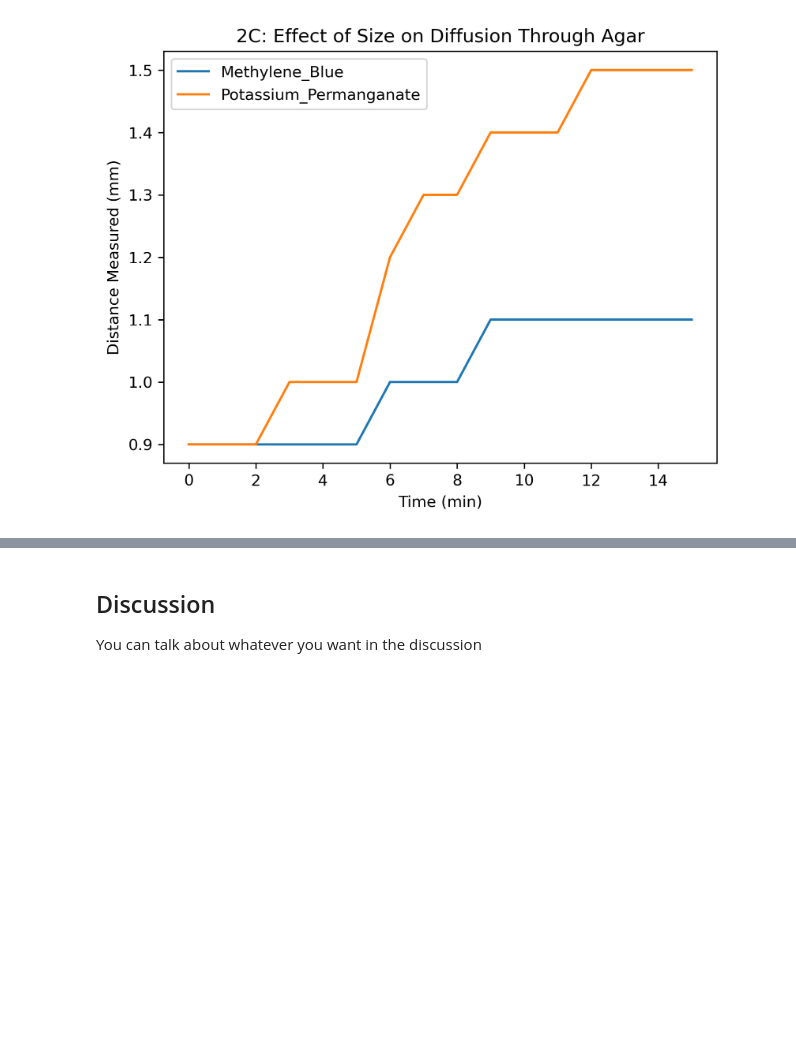
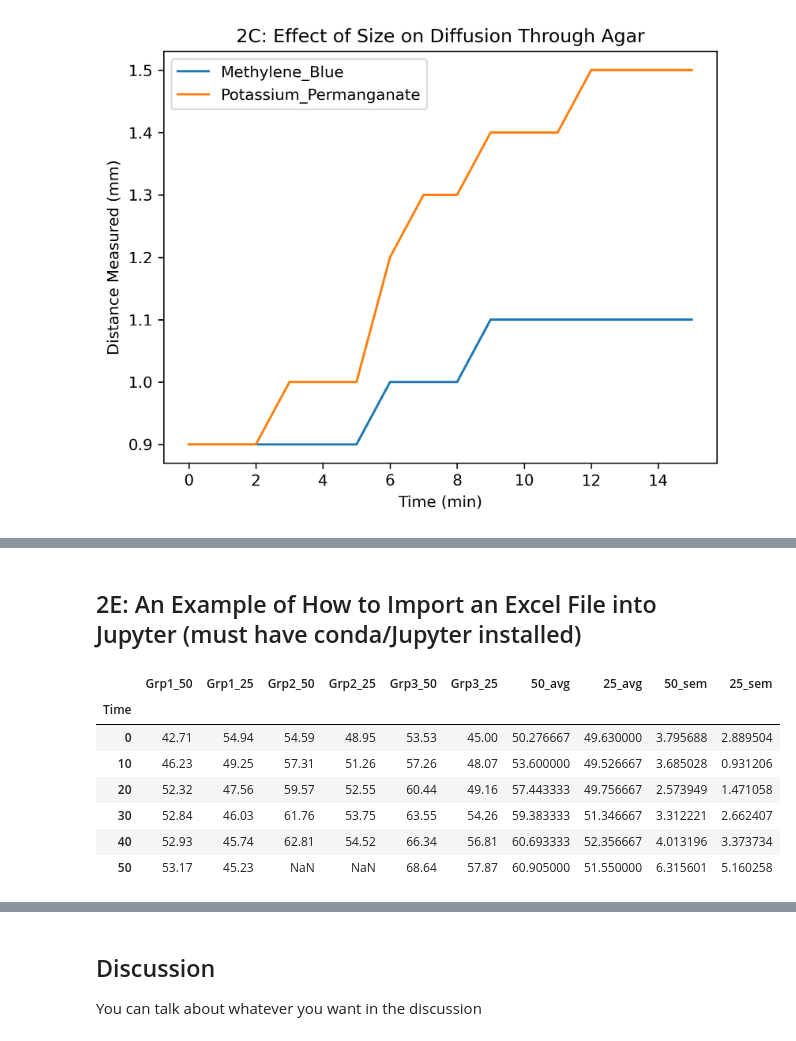
Before and after one commit to ProfOak7/Bio125, a Jupyter notebook: lab_2_Examples.ipynb, the cells around one changed output, grey strips where cells are left out. Saved outputs shown, nothing was run; the diff lists cells and outputs as text; code cells hidden in the pictures; blank space fills up the shorter version.

```diff
--- a/lab_2_Examples.ipynb
+++ b/lab_2_Examples.ipynb
@@ -135,0 +162,14 @@ plt.show()
+# %% [markdown]
+## 2E: An Example of How to Import an Excel File into Jupyter (must have conda/Jupyter installed)
+# %%
+df = pd.read_excel (r'./2F_data.xlsx', index_col=0)
+df
+# %% [output]
+|  | Grp1_50 | Grp1_25 | Grp2_50 | Grp2_25 | Grp3_50 | Grp3_25 | 50_avg | 25_avg | 50_sem | 25_sem |
+| Time |  |  |  |  |  |  |  |  |  |  |
+| 0 | 42.71 | 54.94 | 54.59 | 48.95 | 53.53 | 45.00 | 50.276667 | 49.630000 | 3.795688 | 2.889504 |
+| 10 | 46.23 | 49.25 | 57.31 | 51.26 | 57.26 | 48.07 | 53.600000 | 49.526667 | 3.685028 | 0.931206 |
+| 20 | 52.32 | 47.56 | 59.57 | 52.55 | 60.44 | 49.16 | 57.443333 | 49.756667 | 2.573949 | 1.471058 |
+| 30 | 52.84 | 46.03 | 61.76 | 53.75 | 63.55 | 54.26 | 59.383333 | 51.346667 | 3.312221 | 2.662407 |
+| 40 | 52.93 | 45.74 | 62.81 | 54.52 | 66.34 | 56.81 | 60.693333 | 52.356667 | 4.013196 | 3.373734 |
+| 50 | 53.17 | 45.23 | NaN | NaN | 68.64 | 57.87 | 60.905000 | 51.550000 | 6.315601 | 5.160258 |
```
Also changed, not shown: parts of 11 cells of this notebook.
